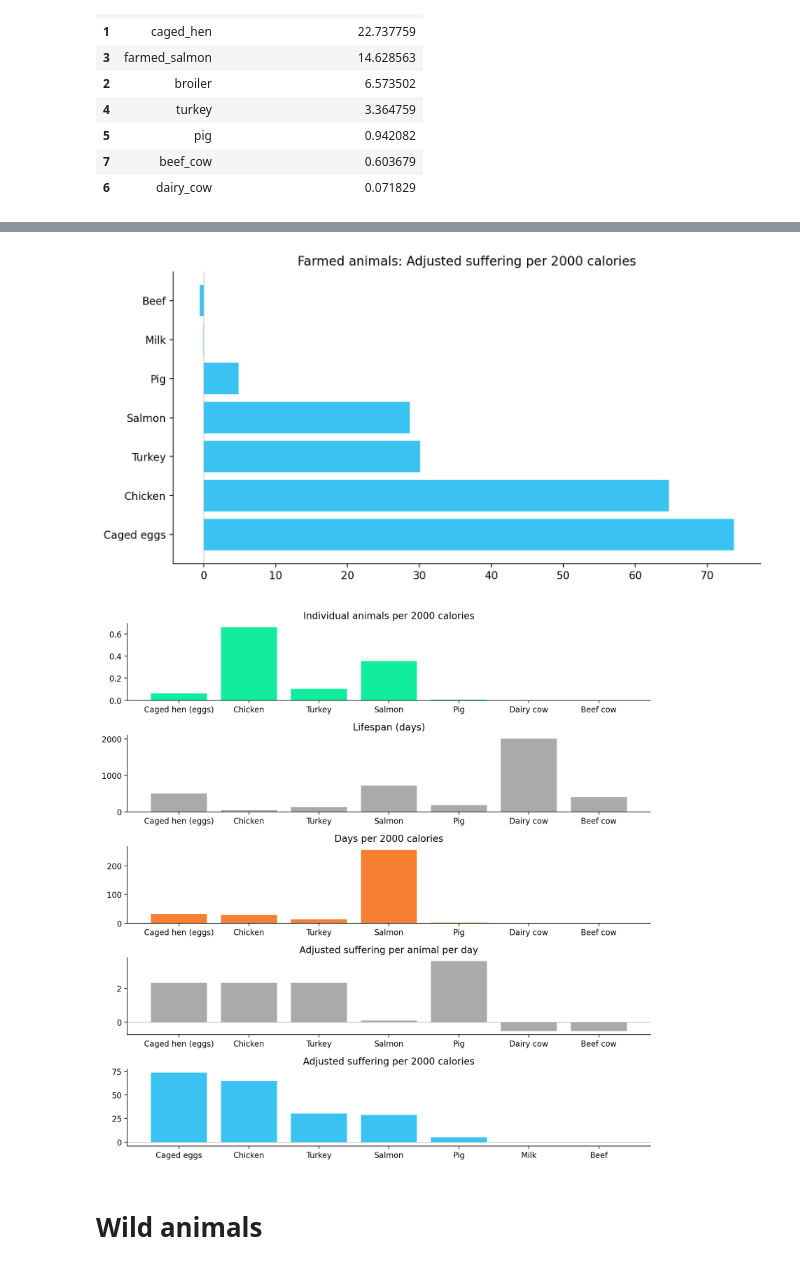
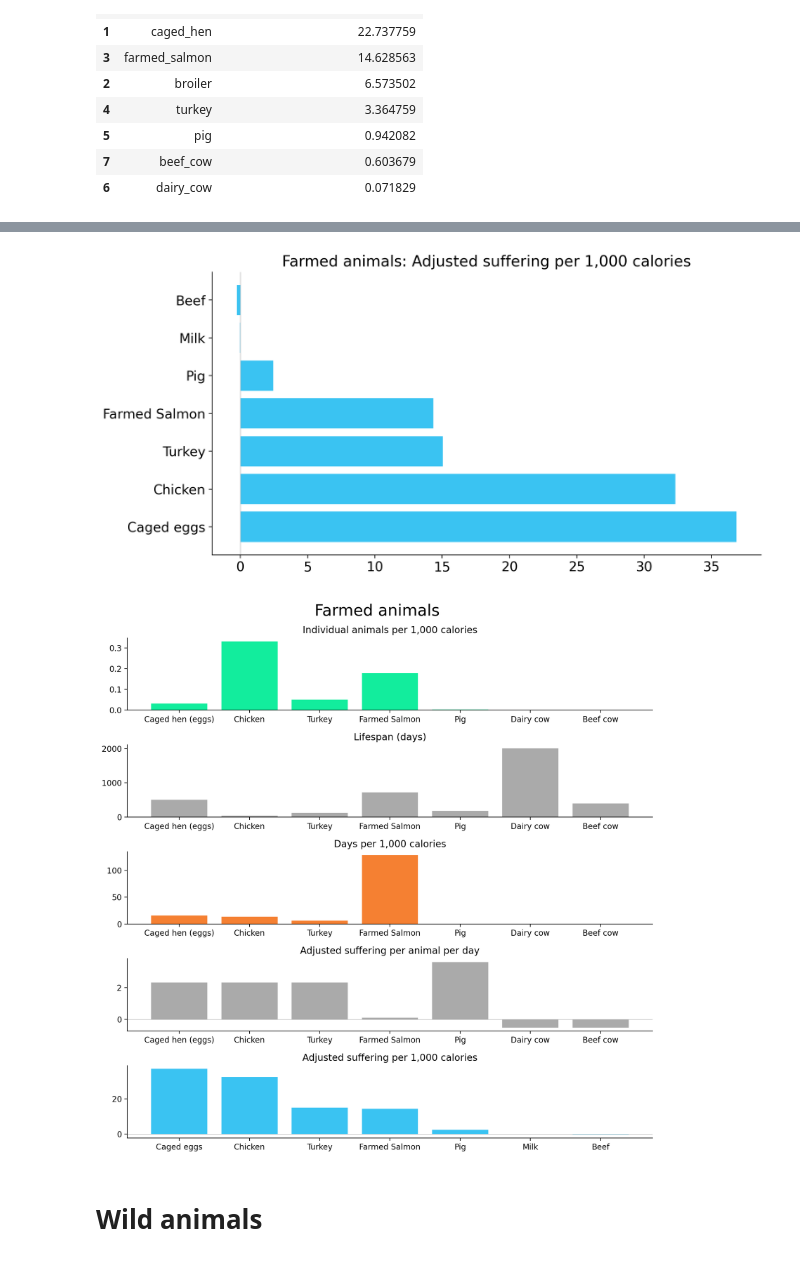
Before and after one commit to csaid/BlogProjects, a Jupyter notebook: 2025_beefotunatarianism/Animal welfare calculator.ipynb, the cells around one changed output, grey strips where cells are left out. Drawn from its saved outputs; the diff is of its cells as text; code cells hidden in the pictures.

```diff
--- a/2025_beefotunatarianism/Animal welfare calculator.ipynb
+++ b/2025_beefotunatarianism/Animal welfare calculator.ipynb
@@ -20,6 +18,8 @@ orange='#f58032'
 green='#12ed9d'
 red='#ed1262'
 purple='#9D75FE'
+# %%
+path = '/Users/chrissaid/Dropbox/Blogs and Blog Material/csaid.github.io/assets/2025_beefotunatarianism/'
 # %% [markdown]
 # Farmed animals
 # %%
@@ -35,7 +35,7 @@ Before comparing, make sure that:
 Shrimp should be 460, hen egg should be about 23.8, and farmed salmong should be about 15.1. The small, <5% differences between my test results and foodimpacts is because the slider won't go to 100%.
 # %%
 assert 'shrimp' in farm_df['species'].values, 'Shrimp is not in the farm_df. Make sure to include shrimp for this test. May require re-reading the file.'
-farm_df['foodimpacts_scores'] = farm_df['lifespan_days']/farm_df['meat_weight_kg'] * farm_df['kg_per_2k_calories'] * farm_df['welfare_range'] * farm_df['elasticity_ace']
+farm_df['foodimpacts_scores'] = farm_df['lifespan_days']/farm_df['meat_weight_kg'] * farm_df['kg_per_2000_calories'] * farm_df['welfare_range'] * farm_df['elasticity_ace']
 farm_df['foodimpacts_scores_normalized'] = farm_df['foodimpacts_scores']/farm_df['foodimpacts_scores'].max() * 460
 farm_df[['species', 'foodimpacts_scores_normalized']].sort_values(by='foodimpacts_scores_normalized', ascending=False)
 # %% [output]
@@ -53,9 +53,9 @@ farm_df[['species', 'foodimpacts_scores_normalized']].sort_values(by='foodimpact
 # %%
-farm_df['animals_per_2000_calories'] = 1 / farm_df['meat_weight_kg'] * farm_df['kg_per_2k_calories']
-farm_df['days_per_2000_calories'] = farm_df['animals_per_2000_calories'] * farm_df['lifespan_days']
+farm_df['animals_per_1000_calories'] = 1 / farm_df['meat_weight_kg'] * farm_df['kg_per_1000_calories']
+farm_df['days_per_1000_calories'] = farm_df['animals_per_1000_calories'] * farm_df['lifespan_days']
 farm_df['adjusted_suffering_per_animal_per_day'] = farm_df['unadjusted_suffering_per_animal_per_day'] * farm_df['welfare_range']
-farm_df['adjusted_suffering_per_animal_per_2000_calories'] = farm_df['adjusted_suffering_per_animal_per_day'] * farm_df['days_per_2000_calories']
-farm_df = farm_df.sort_values(by='adjusted_suffering_per_2000_calories', ascending=False).reset_index(drop=True)
+farm_df['adjusted_suffering_per_1000_calories'] = farm_df['adjusted_suffering_per_animal_per_day'] * farm_df['days_per_1000_calories']
+farm_df = farm_df.sort_values(by='adjusted_suffering_per_1000_calories', ascending=False).reset_index(drop=True)
 farm_df = farm_df[farm_df['label'] != 'Shrimp']
 farm_df
 # %% [output]
@@ -69,36 +69,44 @@ farm_df
 | 7 | beef_cow | Beef cow | Beef | 402 | 0.50 | 0.68 | 339.00 | ... |
 # %%
 plt.figure(figsize=(10, 5))
-plt.barh(farm_df['food_label'], farm_df['adjusted_suffering_per_2000_calories'], color=blue)
+plt.barh(farm_df['food_label'], farm_df['adjusted_suffering_per_1000_calories'], color=blue)
 plt.axvline(x=0, color=gray, linewidth=0.5)
-plt.title('Farmed animals: Adjusted suffering per 2000 calories')
+plt.title('Farmed animals: Adjusted suffering per 1,000 calories', fontsize=16)
+plt.yticks(fontsize=14)
+plt.xticks(fontsize=14)
 sns.despine()
+plt.tight_layout()
+plt.savefig(path + 'fig_farmed_animals_main.png')
 # %% [output]
-[figure, old version]
+[figure, new version]
 # %%
 fig, axes = plt.subplots(5, 1, figsize=(10, 10))
 
-plt.sca(axes[0]); plt.bar(farm_df['label'], farm_df['animals_per_2000_calories'], color=green)
-plt.title('Individual animals per 2000 calories')
+plt.sca(axes[0]); plt.bar(farm_df['label'], farm_df['animals_per_1000_calories'], color=green)
+plt.title('Individual animals per 1,000 calories')
 
 plt.sca(axes[1]); plt.bar(farm_df['label'], farm_df['lifespan_days'], color=gray)
 plt.title('Lifespan (days)')
 
-plt.sca(axes[2]); plt.bar(farm_df['label'], farm_df['days_per_2000_calories'], color=orange)
-plt.title('Days per 2000 calories')
+plt.sca(axes[2]); plt.bar(farm_df['label'], farm_df['days_per_1000_calories'], color=orange)
+plt.title('Days per 1,000 calories')
 
 
 plt.sca(axes[3]); plt.bar(farm_df['label'], farm_df['adjusted_suffering_per_animal_per_day'], color=gray)
 plt.axhline(y=0, color=gray, linewidth=0.5)
 plt.title('Adjusted suffering per animal per day')
 
-plt.sca(axes[4]); plt.bar(farm_df['food_label'], farm_df['adjusted_suffering_per_2000_calories'], color=blue)
+plt.sca(axes[4]); plt.bar(farm_df['food_label'], farm_df['adjusted_suffering_per_1000_calories'], color=blue)
 plt.axhline(y=0, color=gray, linewidth=0.5)
-plt.title('Adjusted suffering per 2000 calories')
+plt.title('Adjusted suffering per 1,000 calories')
 sns.despine()
 plt.tight_layout()
+
+plt.suptitle('Farmed animals', fontsize=20)
+plt.tight_layout()
+plt.savefig(path + 'fig_farmed_animals_breakdown.png')
 # %% [output]
-[figure, old version]
+[figure, new version]
 # %% [markdown]
 # Wild animals
 # %%
```
Also changed, not shown: parts of 13 cells of this notebook, 2 other files.
